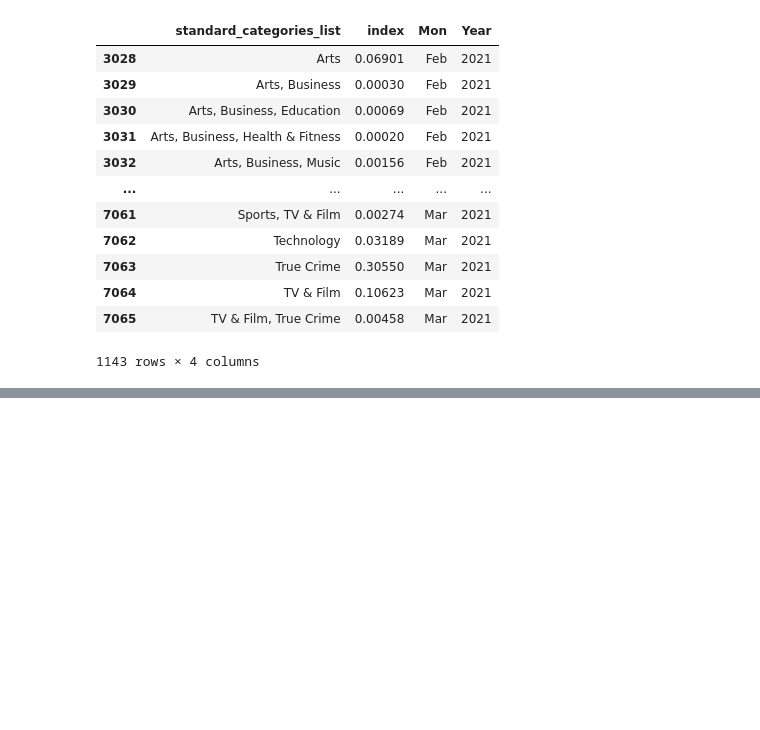
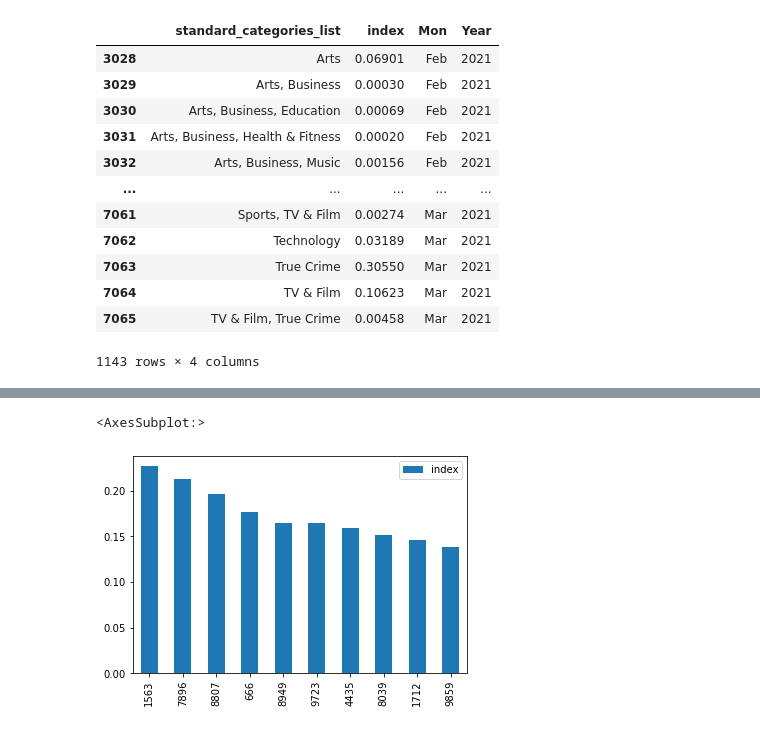
Before and after one commit to Izhay/Emat22110, a Jupyter notebook: FinalProject.ipynb, the cells around one changed output, grey strips where cells are left out. Cells and saved outputs as stored; diff of their text form; code cells hidden in the pictures; blank space fills up the shorter version.

```diff
--- a/FinalProject.ipynb
+++ b/FinalProject.ipynb
@@ -186,0 +193,3 @@ year21
+# %%
+ascen18 = year18.sort_values( by='index', ascending=False)
+ascen18.head(10)
@@ -186,0 +208,6 @@ year21
+# %%
+plot18 = ascen18.head(10)
+plot18.plot.bar()
+# %% [output]
+<AxesSubplot:>
+[figure, added]
```
Also changed, not shown: parts of 15 cells of this notebook.
